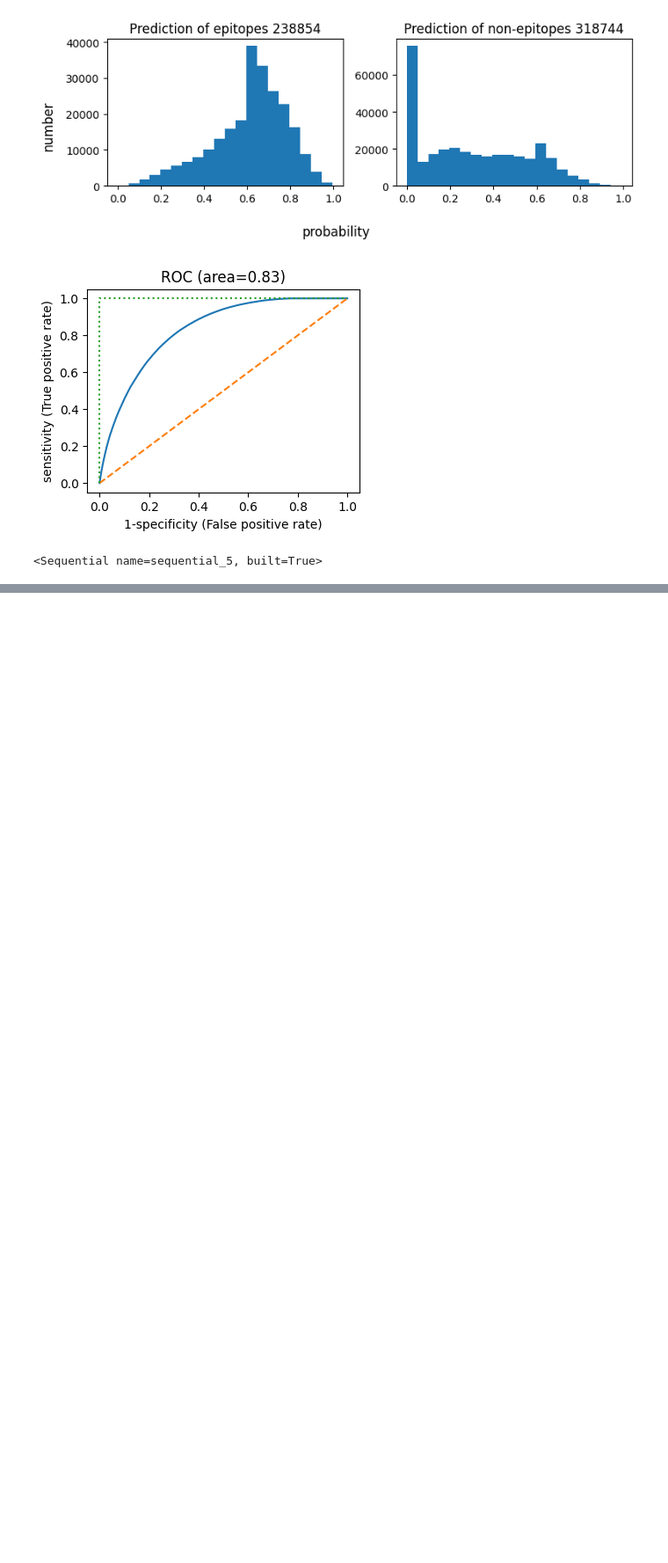
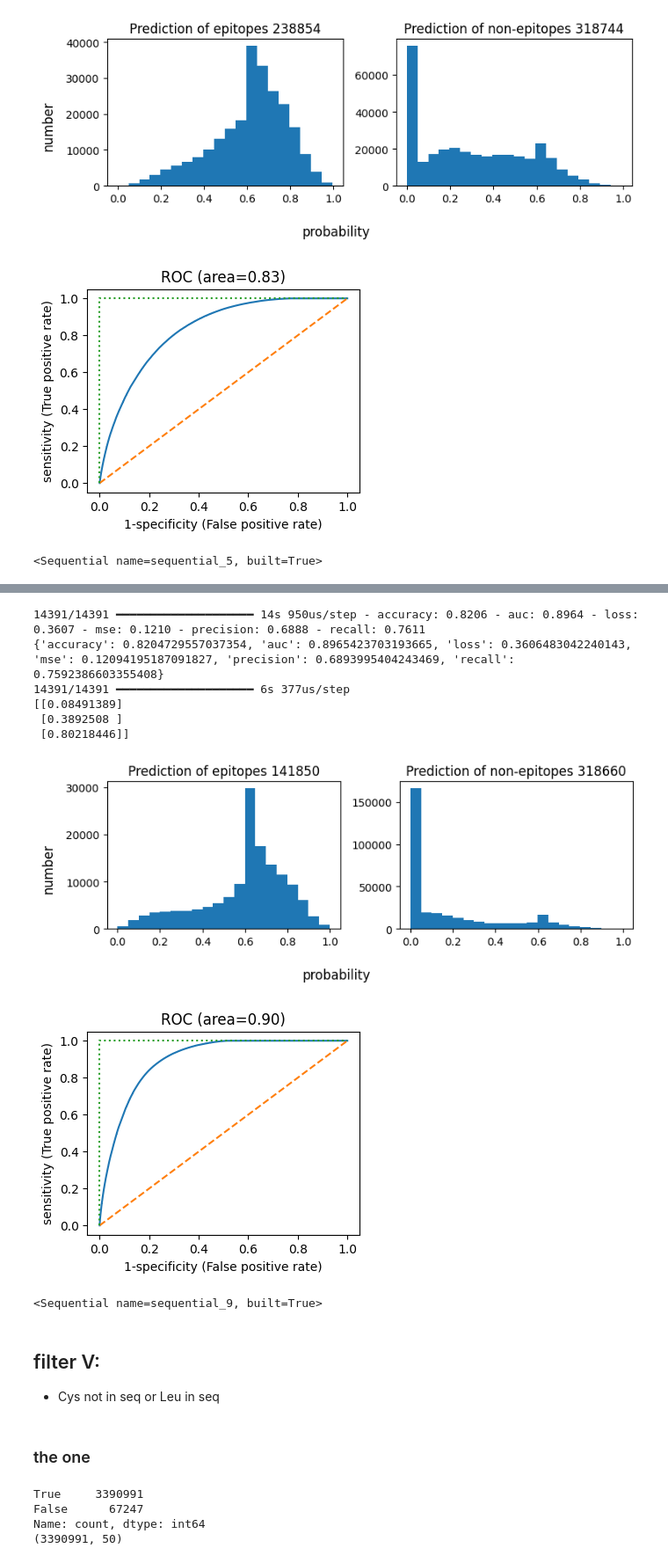
Before and after one commit to Tiezhengyuan/ml_epitope, a Jupyter notebook: src/ANN-combAA.ipynb, the cells around one changed output, grey strips where cells are left out. Shown at 88% size. Cells and saved outputs as stored; diff of their text form; code cells hidden in the pictures; blank space fills up the shorter version.

```diff
--- a/src/ANN-combAA.ipynb
+++ b/src/ANN-combAA.ipynb
@@ -696,0 +893,43 @@ c.save_model('../models/epitopes_ann_notCys_Val_Leu_remaining.keras')
+# %%
+# evaluate model using test data
+c.test()
+c.plot_prob()
+c.plot_roc()
+# %% [output]
+14391/14391 ━━━━━━━━━━━━━━━━━━━━ 14s 950us/step - accuracy: 0.8206 - auc: 0.8964 - loss: 0.3607 - mse: 0.1210 - precision: 0.6888 - recall: 0.7611
+{'accuracy': 0.8204729557037354, 'auc': 0.8965423703193665, 'loss': 0.3606483042240143, 'mse': 0.12094195187091827, 'precision': 0.6893995404243469, 'recall': 0.7592386603355408}
+14391/14391 ━━━━━━━━━━━━━━━━━━━━ 6s 377us/step
+[[0.08491389]
+ [0.3892508 ]
+ [0.80218446]]
+[figure, added]
+[figure, added]
+# %%
+# save entire model
+c.save_model('../models/epitopes_ann_notCys_Leu_remaining.keras')
+# %% [output]
+<Sequential name=sequential_9, built=True>
+# %% [markdown]
+## filter V:
+- Cys not in seq or Leu in seq
+# %% [markdown]
+### the one
+# %%
+def fn(x):
+    if x['label'] == 1:
+        seq = str(x['seq'])
+        if ('C' not in seq) or 'L' in seq:
+            return True
+        return False
+    return True
+select = df.apply(fn, axis=1)
+print(select.value_counts())
+
+# keep epitopes having Val or Leu, and without Cys
+sub_df = df.loc[select]
+print(sub_df.shape)
+# %% [output]
+True     3390991
+False      67247
+Name: count, dtype: int64
+(3390991, 50)
```
Also changed, not shown: parts of 25 cells of this notebook, 1 other file.
